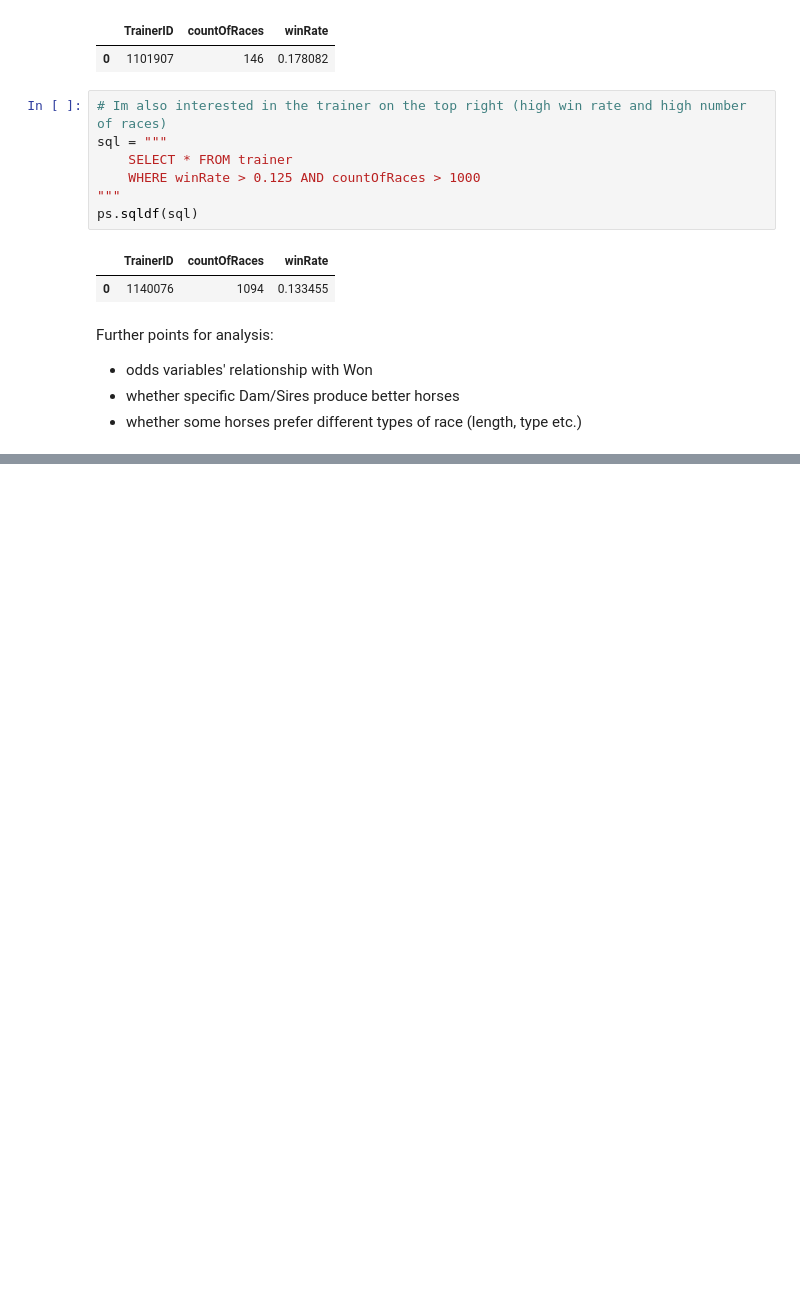
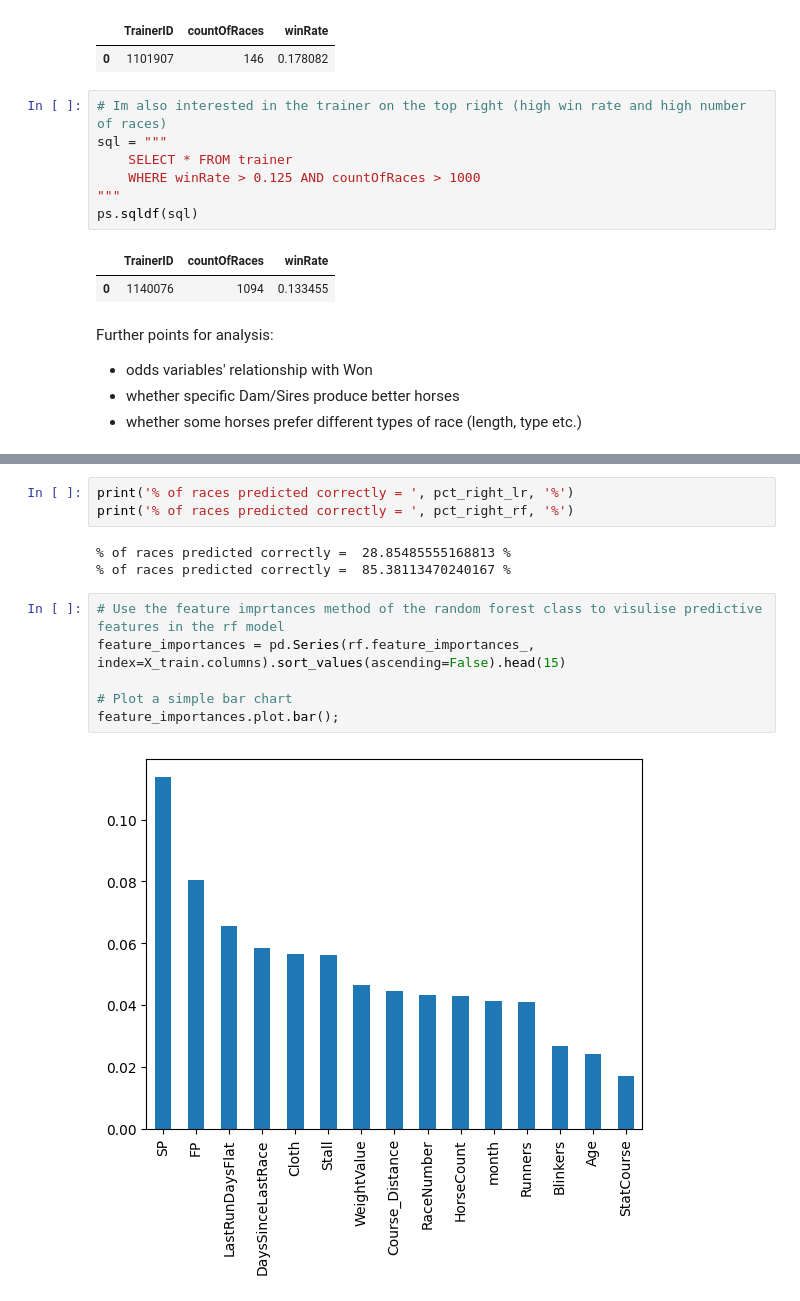
Before and after one commit to tpwpower/horses, a Jupyter notebook: TPower-horses.ipynb, the cells around one changed output, grey strips where cells are left out. Saved outputs shown, nothing was run; the diff lists cells and outputs as text; blank space fills up the shorter version.

```diff
--- a/TPower-horses.ipynb
+++ b/TPower-horses.ipynb
@@ -473,0 +725,14 @@ Further points for analysis:
+# %%
+print('% of races predicted correctly = ', pct_right_lr, '%')
+print('% of races predicted correctly = ', pct_right_rf, '%')
+# %% [output]
+% of races predicted correctly =  28.85485555168813 %
+% of races predicted correctly =  85.38113470240167 %
+# %%
+# Use the feature imprtances method of the random forest class to visulise predictive features in the rf model
+feature_importances = pd.Series(rf.feature_importances_, index=X_train.columns).sort_values(ascending=False).head(15)
+
+# Plot a simple bar chart
+feature_importances.plot.bar();
+# %% [output]
+[figure, added]
```
Also changed, not shown: parts of 27 cells of this notebook.
